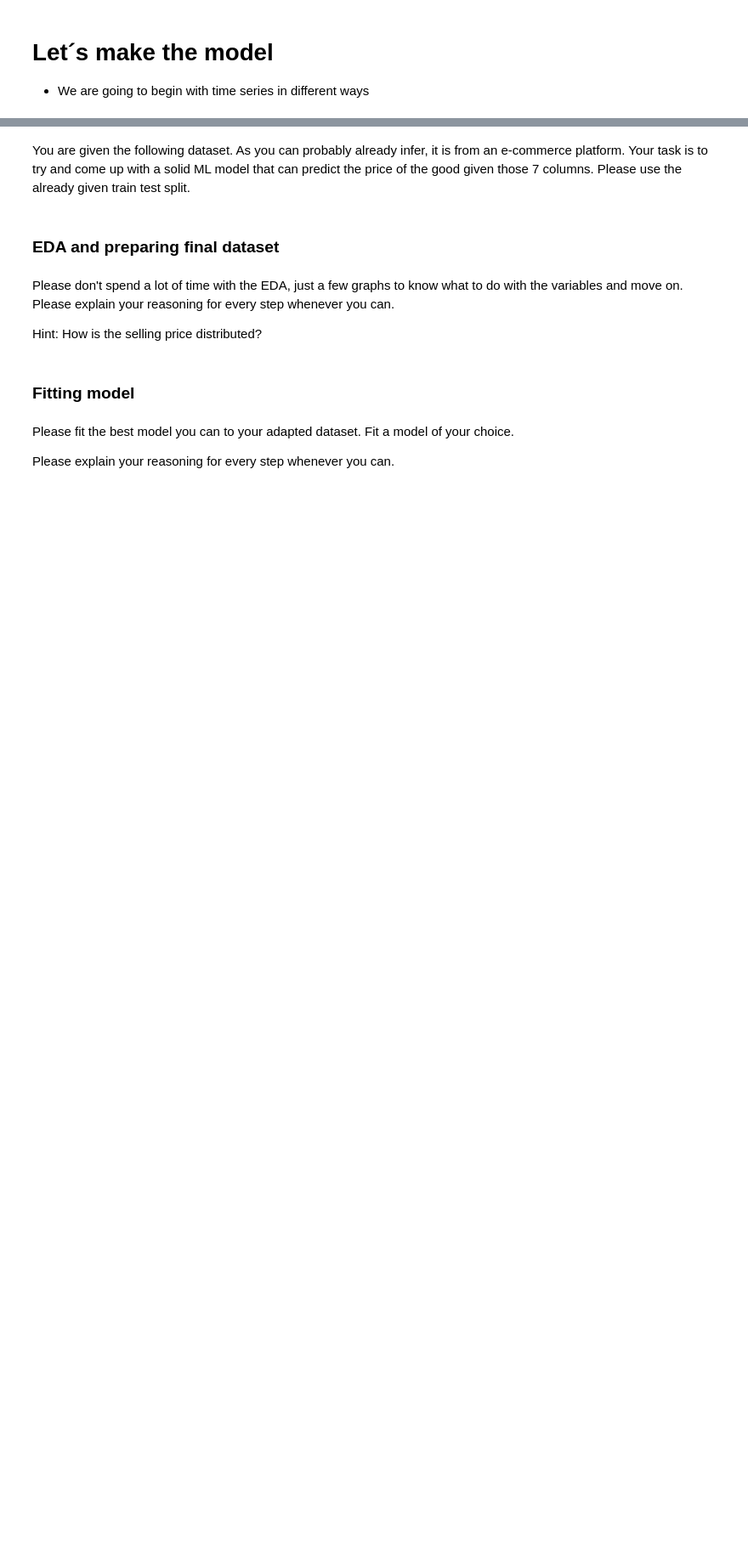
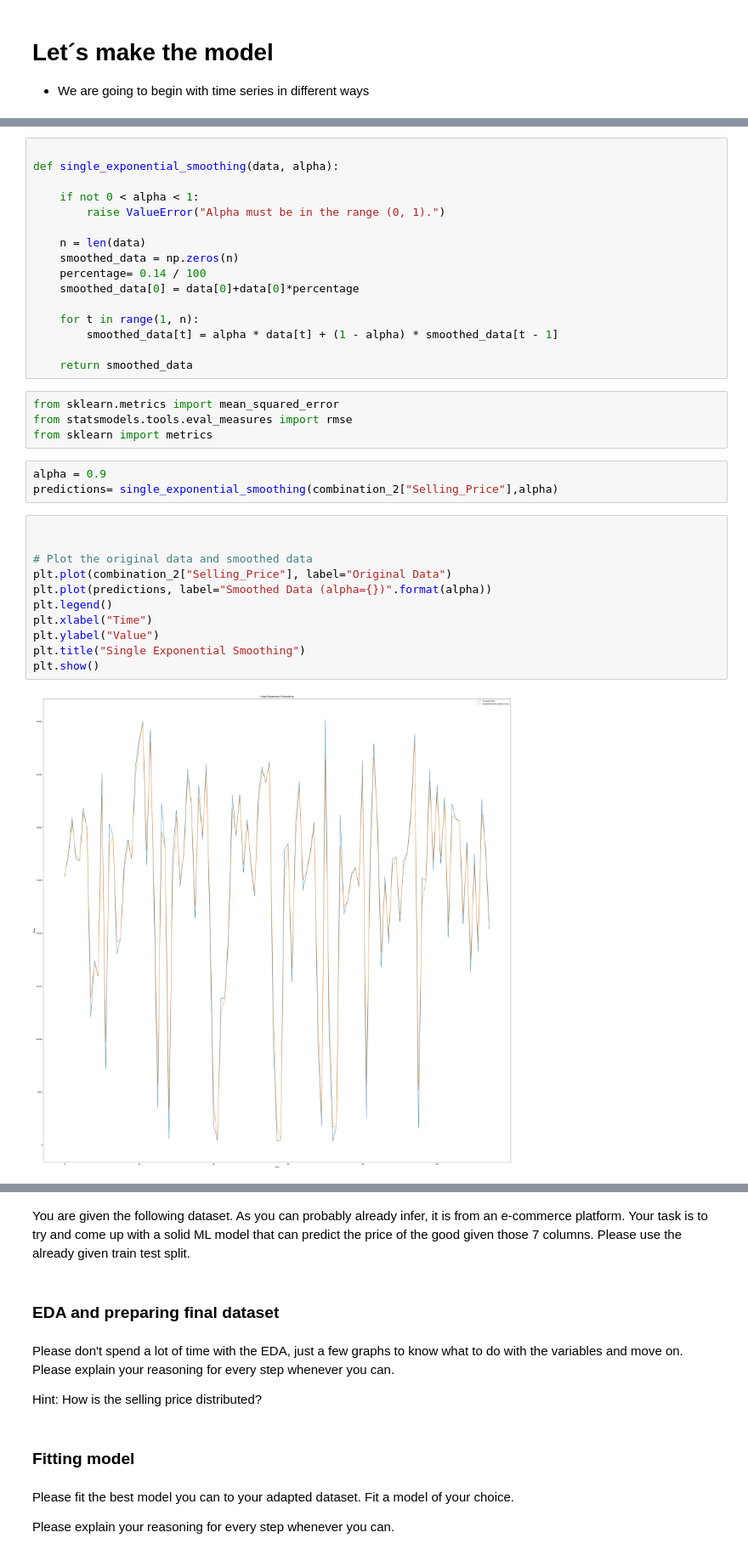
Before and after one commit to AETNA-68/Price_Forecast_Exponential-Smoothing, a Jupyter notebook: Forecasting.ipynb, the cells around one changed output, grey strips where cells are left out. Shown at 85% size. Saved outputs shown, nothing was run; the diff lists cells and outputs as text; blank space fills up the shorter version.

```diff
--- a/Forecasting.ipynb
+++ b/Forecasting.ipynb
@@ -523,0 +338,36 @@ plt.show();
+# %%
+
+def single_exponential_smoothing(data, alpha):
+
+    if not 0 < alpha < 1:
+        raise ValueError("Alpha must be in the range (0, 1).")
+
+    n = len(data)
+    smoothed_data = np.zeros(n)
+    percentage= 0.14 / 100
+    smoothed_data[0] = data[0]+data[0]*percentage
+
+    for t in range(1, n):
+        smoothed_data[t] = alpha * data[t] + (1 - alpha) * smoothed_data[t - 1]
+
+    return smoothed_data
+# %%
+from sklearn.metrics import mean_squared_error
+from statsmodels.tools.eval_measures import rmse
+from sklearn import metrics
+# %%
+alpha = 0.9
+predictions= single_exponential_smoothing(combination_2["Selling_Price"],alpha)
+# %%
+
+
+# Plot the original data and smoothed data
+plt.plot(combination_2["Selling_Price"], label="Original Data")
+plt.plot(predictions, label="Smoothed Data (alpha={})".format(alpha))
+plt.legend()
+plt.xlabel("Time")
+plt.ylabel("Value")
+plt.title("Single Exponential Smoothing")
+plt.show()
+# %% [output]
+[figure, added]
```
Also changed, not shown: parts of 59 cells of this notebook, 1 other file.
